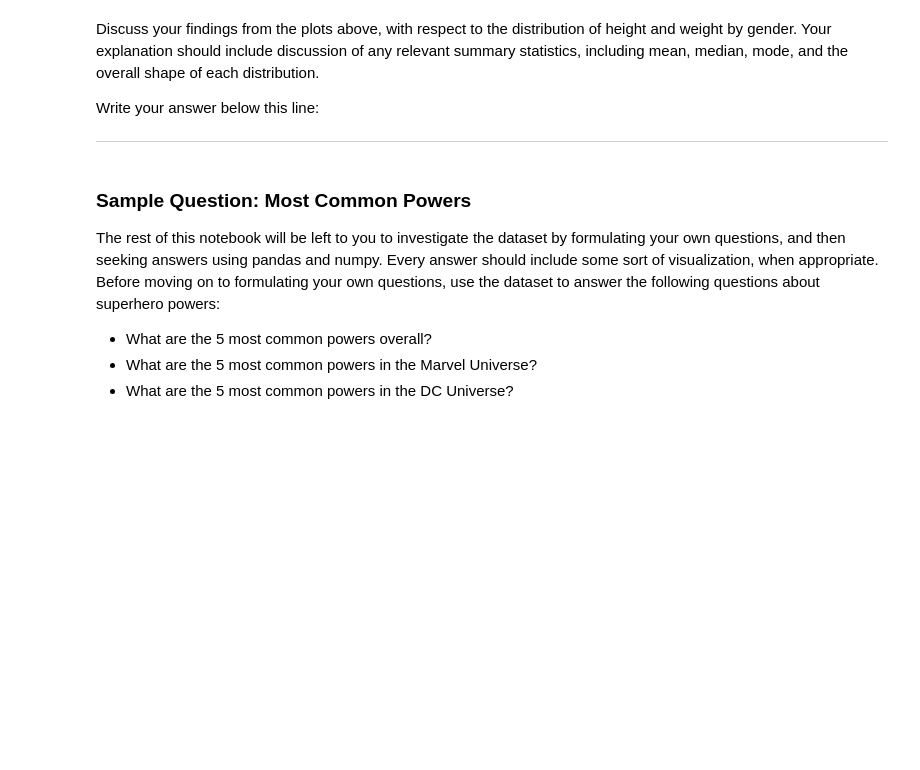
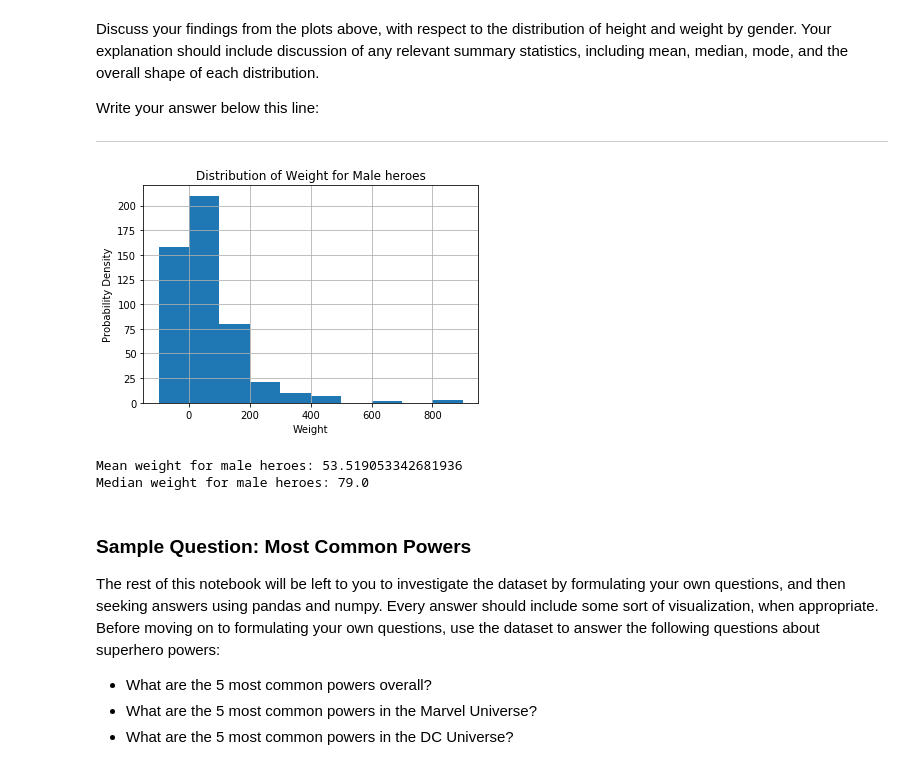
Before and after one commit to learn-co-curriculum/dsc-pandas-data-cleaning-lab, a Jupyter notebook: index.ipynb, the cells around one changed output. Saved outputs shown, nothing was run; the diff lists cells and outputs as text; code cells hidden in the pictures; blank space fills up the shorter version.

```diff
--- a/index.ipynb
+++ b/index.ipynb
@@ -105,6 +296,16 @@ Discuss your findings from the plots above, with respect to the distribution of
 
 Write your answer below this line:
 ____________________________________________________________________________________________________________________________
+# %%
+# __SOLUTION__
+# Male Weight
+show_distplot(male_heroes_df, 'Male', 'Weight')
+print("Mean weight for male heroes: {}".format(male_heroes_df.Weight.mean()))
+print("Median weight for male heroes: {}".format(male_heroes_df.Weight.median()))
+# %% [output]
+[figure, added]
+Mean weight for male heroes: 53.519053342681936
+Median weight for male heroes: 79.0
 # %% [markdown]
 ### Sample Question: Most Common Powers
 
```
Also changed, not shown: parts of 24 cells of this notebook, 13 other files.
